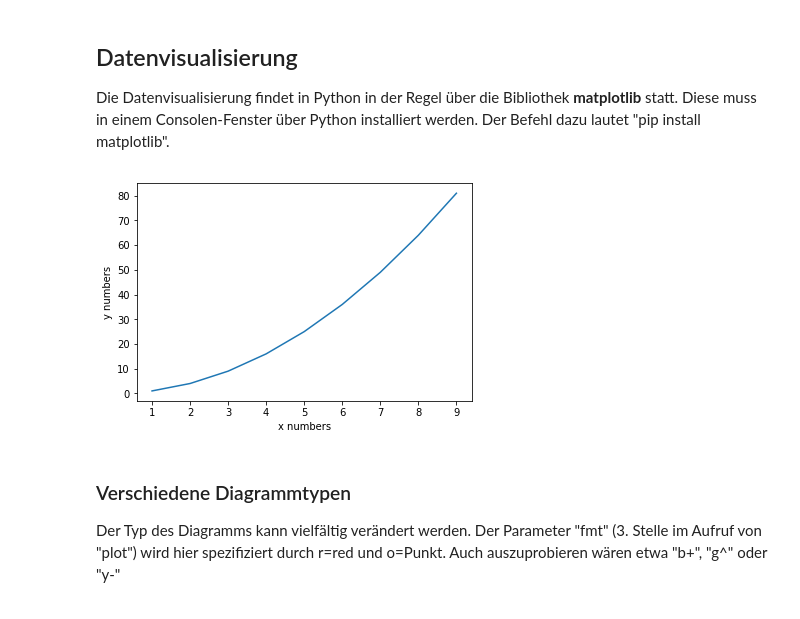
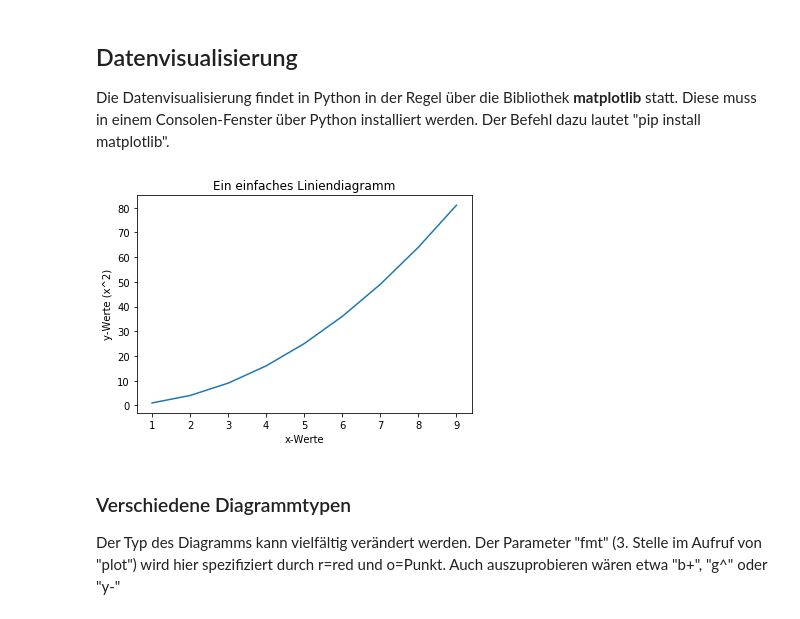
Before and after one commit to padmalcom/datutorial, a Jupyter notebook: 2 Datenvisualisierung.ipynb, the cells around one changed output. Cells and saved outputs as stored; diff of their text form; code cells hidden in the pictures.

```diff
--- a/2 Datenvisualisierung.ipynb
+++ b/2 Datenvisualisierung.ipynb
@@ -15,12 +15,13 @@ x_square = pandas.read_csv('data/x_square.csv')
 # %%
 # Einfache Darstellung der Werte im x- und im y-Array in einem Liniendiagramm
 import matplotlib.pyplot as plt
+plt.title("Ein einfaches Liniendiagramm")
 plt.plot(x,y)
-plt.xlabel("x numbers")
-plt.ylabel("y numbers")
+plt.xlabel("x-Werte")
+plt.ylabel("y-Werte (x^2)")
 plt.show()
 # %% [output]
-[figure, old version]
+[figure, new version]
 # %% [markdown]
 ### Verschiedene Diagrammtypen
 Der Typ des Diagramms kann vielfältig verändert werden. Der Parameter "fmt" (3. Stelle im Aufruf von "plot") wird hier spezifiziert durch r=red und o=Punkt. Auch auszuprobieren wären etwa "b+", "g^" oder "y-"
```
Also changed, not shown: parts of 13 cells of this notebook, 28 other files.
